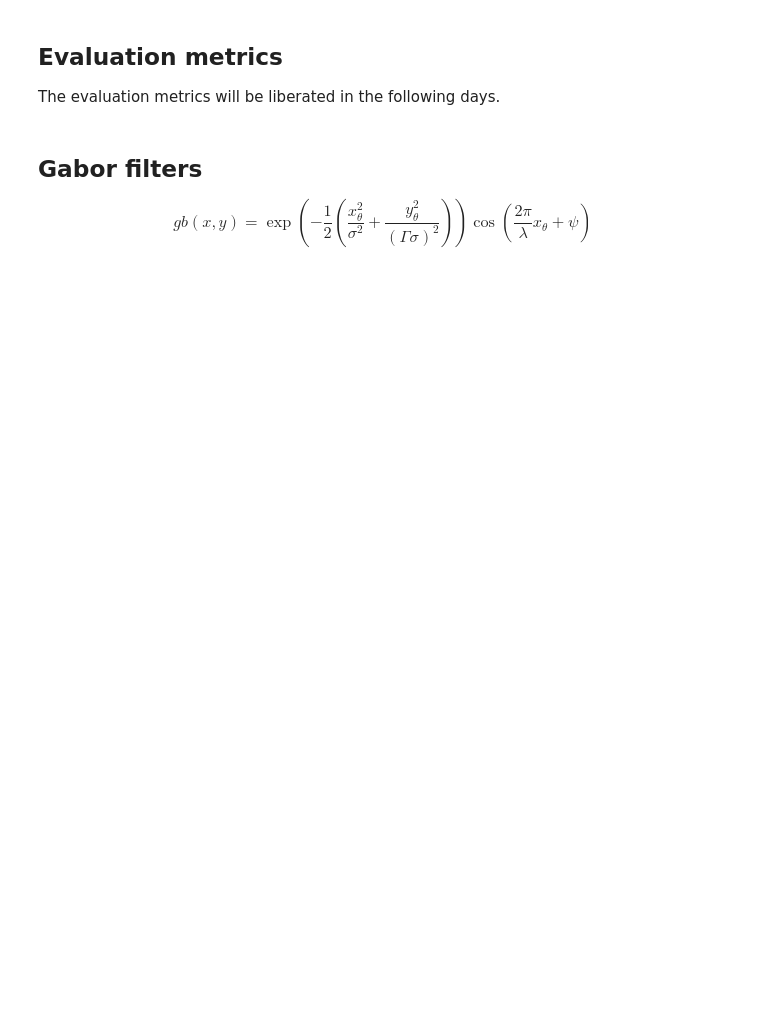
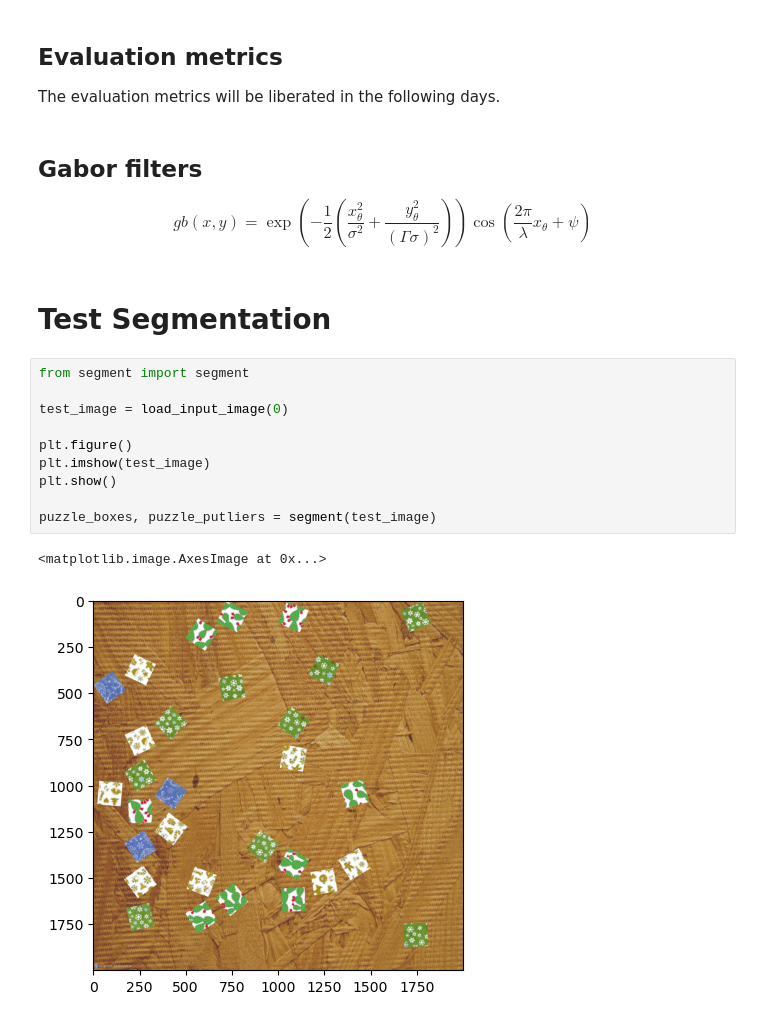
Before and after one commit to LTS5/iapr, a Jupyter notebook: project/project.ipynb, the cells around one changed output. Cells and saved outputs as stored; diff of their text form; blank space fills up the shorter version.

Commit message:
project segmentation

```diff
--- a/project/project.ipynb
+++ b/project/project.ipynb
@@ -255,3 +258,18 @@ The evaluation metrics will be liberated in the following days.
 ## Gabor filters
 
 $$ gb(x,y) = \exp \left( -\frac{1}{2} \left( \frac{x_{\theta}^2}{\sigma^2} + \frac{y_{\theta}^2}{(\Gamma\sigma)^2} \right) \right) \cos \left( \frac{2 \pi}{\lambda} x_{\theta} + \psi \right) $$
+# %% [markdown]
+# Test Segmentation
+# %%
+from segment import segment
+
+test_image = load_input_image(0)
+
+plt.figure()
+plt.imshow(test_image)
+plt.show()
+
+puzzle_boxes, puzzle_putliers = segment(test_image)
+# %% [output]
+<matplotlib.image.AxesImage at 0x...>
+[figure, added]
```
Also changed, not shown: parts of 4 cells of this notebook, 2 other files.
